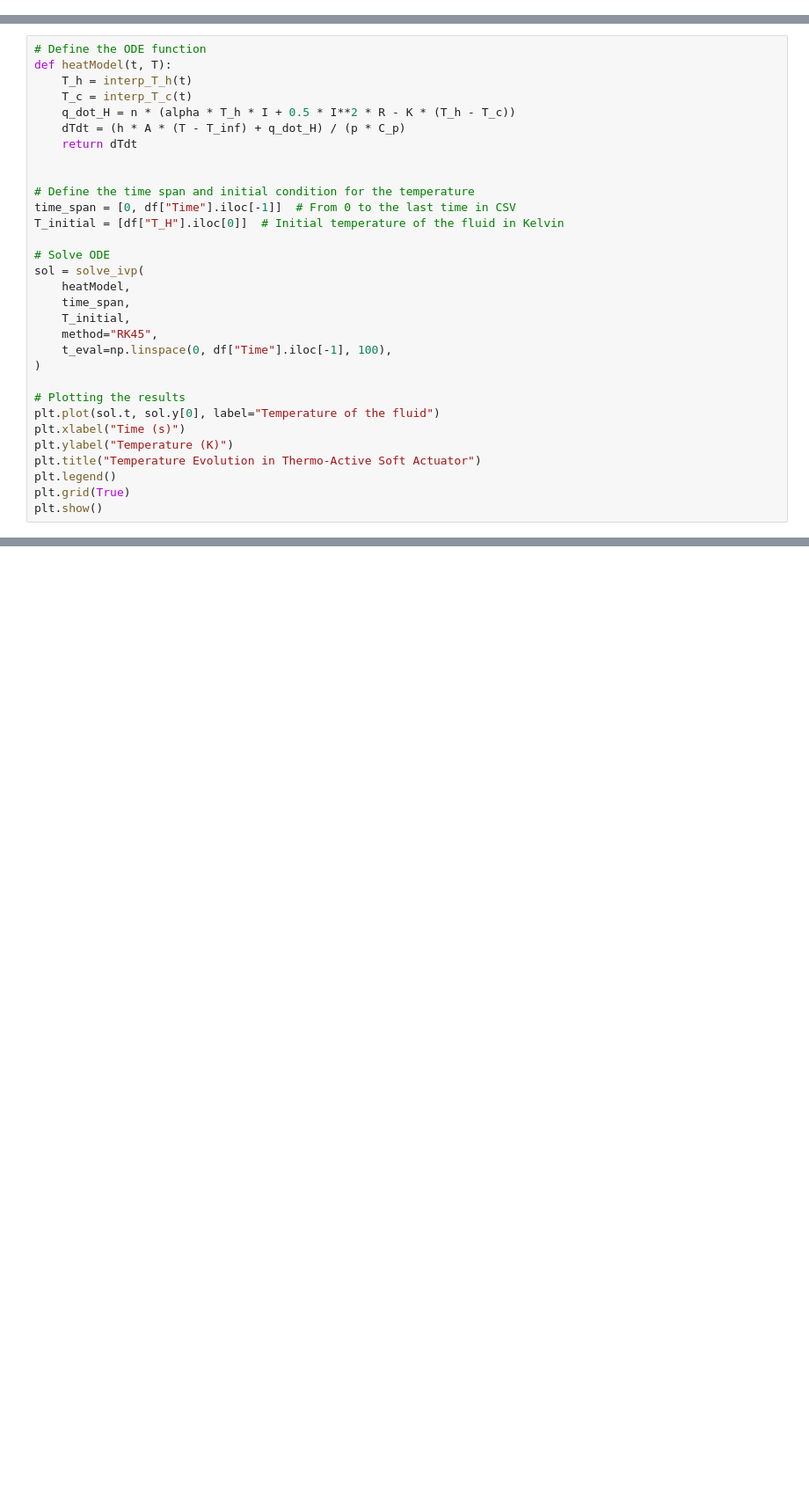
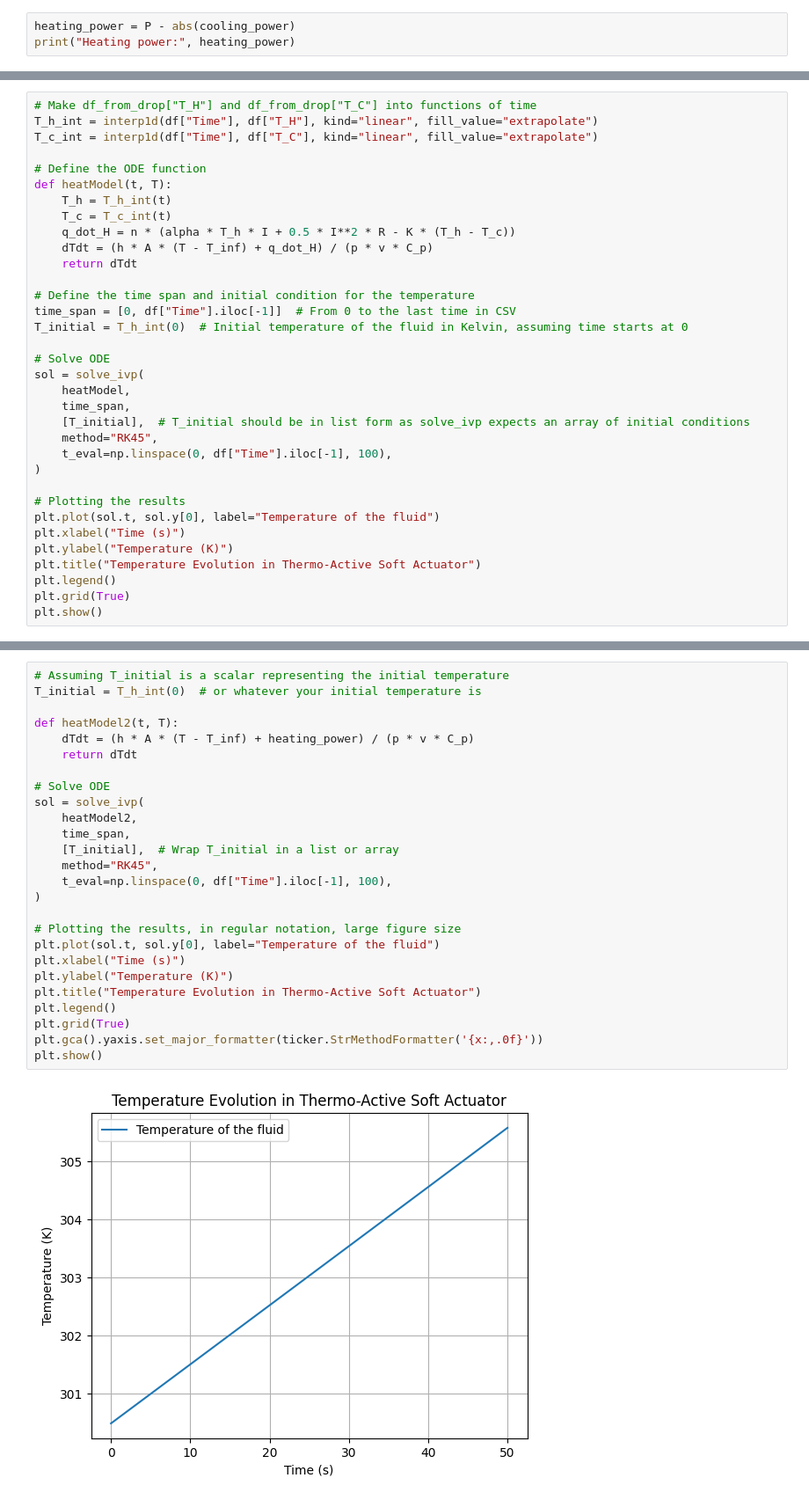
Before and after one commit to te5msride/mylar-modeling, a Jupyter notebook: dataprocessing.ipynb, the cells around one changed output, grey strips where cells are left out. Shown: that part at 88% size. Saved outputs shown, nothing was run; the diff lists cells and outputs as text; blank space fills up the shorter version.

```diff
--- a/dataprocessing.ipynb
+++ b/dataprocessing.ipynb
@@ -95,0 +116,3 @@ else:
+# %%
+heating_power = P - abs(cooling_power)
+print("Heating power:", heating_power)
@@ -96,22 +121,25 @@ else:
 # %%
+# Make df_from_drop["T_H"] and df_from_drop["T_C"] into functions of time
+T_h_int = interp1d(df["Time"], df["T_H"], kind="linear", fill_value="extrapolate")
+T_c_int = interp1d(df["Time"], df["T_C"], kind="linear", fill_value="extrapolate")
+
 # Define the ODE function
 def heatModel(t, T):
-    T_h = interp_T_h(t)
-    T_c = interp_T_c(t)
+    T_h = T_h_int(t)
+    T_c = T_c_int(t)
     q_dot_H = n * (alpha * T_h * I + 0.5 * I**2 * R - K * (T_h - T_c))
-    dTdt = (h * A * (T - T_inf) + q_dot_H) / (p * C_p)
+    dTdt = (h * A * (T - T_inf) + q_dot_H) / (p * v * C_p)
     return dTdt
-
 
 # Define the time span and initial condition for the temperature
 time_span = [0, df["Time"].iloc[-1]]  # From 0 to the last time in CSV
-T_initial = [df["T_H"].iloc[0]]  # Initial temperature of the fluid in Kelvin
+T_initial = T_h_int(0)  # Initial temperature of the fluid in Kelvin, assuming time starts at 0
 
 # Solve ODE
 sol = solve_ivp(
     heatModel,
     time_span,
-    T_initial,
+    [T_initial],  # T_initial should be in list form as solve_ivp expects an array of initial conditions
     method="RK45",
     t_eval=np.linspace(0, df["Time"].iloc[-1], 100),
 )
@@ -126,0 +157,28 @@ plt.show()
+# %%
+# Assuming T_initial is a scalar representing the initial temperature
+T_initial = T_h_int(0)  # or whatever your initial temperature is
+
+def heatModel2(t, T):
+    dTdt = (h * A * (T - T_inf) + heating_power) / (p * v * C_p)
+    return dTdt
+
+# Solve ODE
+sol = solve_ivp(
+    heatModel2,
+    time_span,
+    [T_initial],  # Wrap T_initial in a list or array
+    method="RK45",
+    t_eval=np.linspace(0, df["Time"].iloc[-1], 100),
+)
+
+# Plotting the results, in regular notation, large figure size
+plt.plot(sol.t, sol.y[0], label="Temperature of the fluid")
+plt.xlabel("Time (s)")
+plt.ylabel("Temperature (K)")
+plt.title("Temperature Evolution in Thermo-Active Soft Actuator")
+plt.legend()
+plt.grid(True)
+plt.gca().yaxis.set_major_formatter(ticker.StrMethodFormatter('{x:,.0f}'))
+plt.show()
+# %% [output]
+[figure, added]
```
Also changed, not shown: parts of 6 cells of this notebook, 8 other files.
